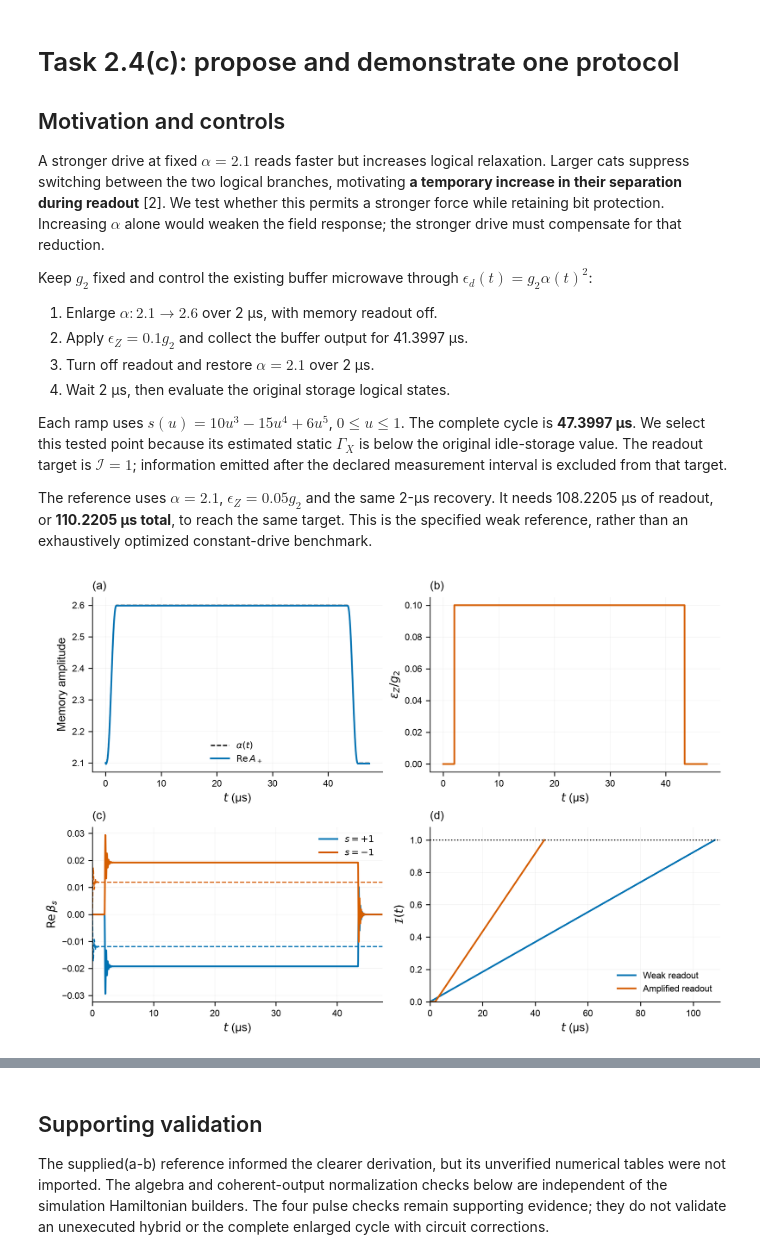
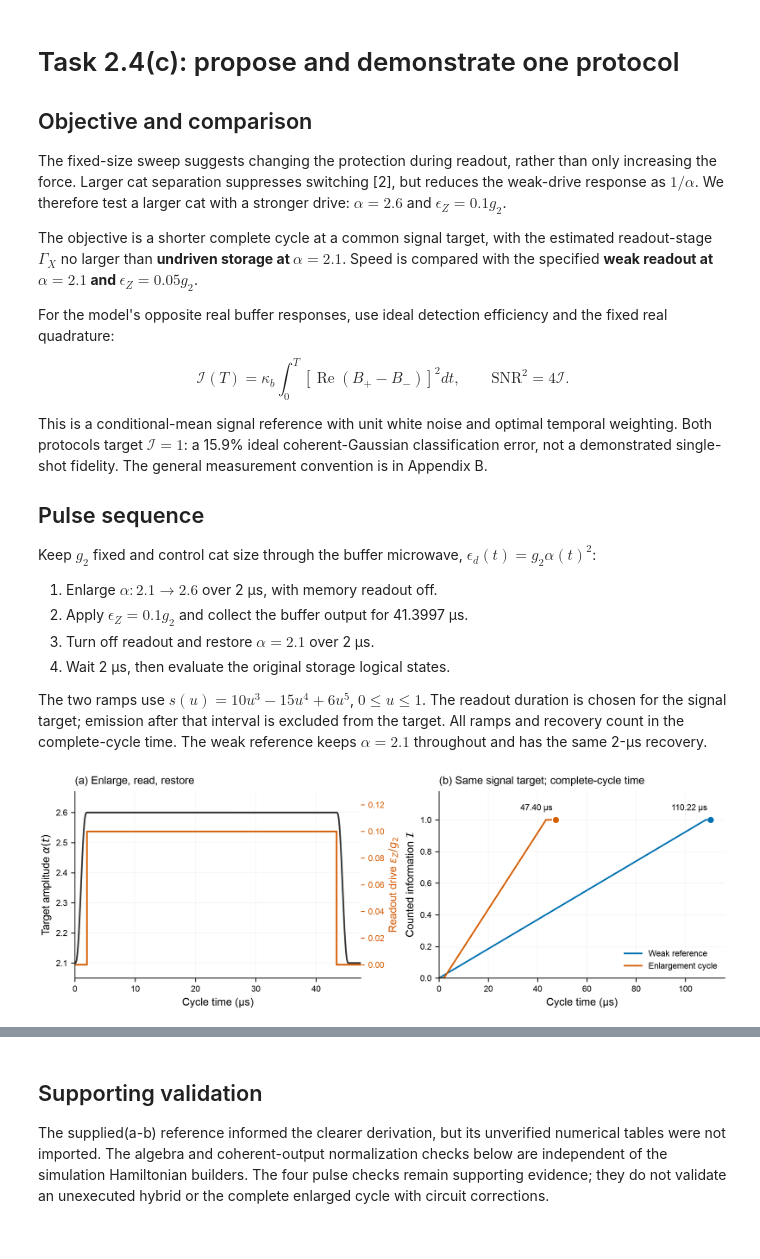
Before and after one commit to pkarakala/duquantum-cat-qubit, a Jupyter notebook: notebooks/10_task_2_4_final_synthesis.ipynb, the cells around one changed output, grey strips where cells are left out. Saved outputs shown, nothing was run; the diff lists cells and outputs as text; code cells hidden in the pictures.

```diff
--- a/notebooks/10_task_2_4_final_synthesis.ipynb
+++ b/notebooks/10_task_2_4_final_synthesis.ipynb
@@ -163,24 +149,35 @@ This uses unit white measurement noise, optimal temporal weighting and a fixed l
 # %%
 display(Markdown(report_section('# Task 2.4(c):', '# Task 2.4(d):')))
-display(Image(filename=str(ROOT/'figures/task_2_4_protocol.png'), width=900))
+display(Image(filename=str(ROOT/'figures/task_2_4_protocol_summary.png'), width=900))
 # %% [output]
 # Task 2.4(c): propose and demonstrate one protocol
 
-## Motivation and controls
+## Objective and comparison
 
-A stronger drive at fixed $\alpha=2.1$ reads faster but increases logical relaxation. Larger cats suppress switching between the two logical branches, motivating **a temporary increase in their separation during readout** [2]. We test whether this permits a stronger force while retaining bit protection. Increasing $\alpha$ alone would weaken the field response; the stronger drive must compensate for that reduction.
+The fixed-size sweep suggests changing the protection during readout, rather than only increasing the force. Larger cat separation suppresses switching [2], but reduces the weak-drive response as $1/\alpha$. We therefore test a larger cat with a stronger drive: $\alpha=2.6$ and $\epsilon_Z=0.1g_2$.
 
-Keep $g_2$ fixed and control the existing buffer microwave through $\epsilon_d(t)=g_2\alpha(t)^2$:
+The objective is a shorter complete cycle at a common signal target, with the estimated readout-stage $\Gamma_X$ no larger than **undriven storage at $\alpha=2.1$**. Speed is compared with the specified **weak readout at $\alpha=2.1$ and $\epsilon_Z=0.05g_2$**.
+
+For the model's opposite real buffer responses, use ideal detection efficiency and the fixed real quadrature:
+
+$$
+\mathcal I(T)=\kappa_b\int_0^T[\operatorname{Re}(B_+-B_-)]^2dt,
+\qquad \mathrm{SNR}^2=4\mathcal I.
+$$
+
+This is a conditional-mean signal reference with unit white noise and optimal temporal weighting. Both protocols target $\mathcal I=1$: a 15.9% ideal coherent-Gaussian classification error, not a demonstrated single-shot fidelity. The general measurement convention is in Appendix B.
+
+## Pulse sequence
+
+Keep $g_2$ fixed and control cat size through the buffer microwave, $\epsilon_d(t)=g_2\alpha(t)^2$:
 
 1. Enlarge $\alpha:2.1\to2.6$ over 2 µs, with memory readout off.
 2. Apply $\epsilon_Z=0.1g_2$ and collect the buffer output for 41.3997 µs.
 3. Turn off readout and restore $\alpha=2.1$ over 2 µs.
 4. Wait 2 µs, then evaluate the original storage logical states.
 
-Each ramp uses $s(u)=10u^3-15u^4+6u^5$, $0\le u\le1$. The complete cycle is **47.3997 µs**. We select this tested point because its estimated static $\Gamma_X$ is below the original idle-storage value. The readout target is $\mathcal I=1$; information emitted after the declared measurement interval is excluded from that target.
-
-The reference uses $\alpha=2.1$, $\epsilon_Z=0.05g_2$ and the same 2-µs recovery. It needs 108.2205 µs of readout, or **110.2205 µs total**, to reach the same target. This is the specified weak reference, rather than an exhaustively optimized constant-drive benchmark.
+The two ramps use $s(u)=10u^3-15u^4+6u^5$, $0\le u\le1$. The readout duration is chosen for the signal target; emission after that interval is excluded from the target. All ramps and recovery count in the complete-cycle time. The weak reference keeps $\alpha=2.1$ throughout and has the same 2-µs recovery.
-[figure, old version]
+[figure, new version]
 # %%
 display(Markdown(report_section('# Task 2.4(d):', r'\clearpage')))
 base, selected = summary['cycles']['baseline'], summary['cycles']['amplified']
```
Also changed, not shown: parts of 5 cells of this notebook, 37 other files.
